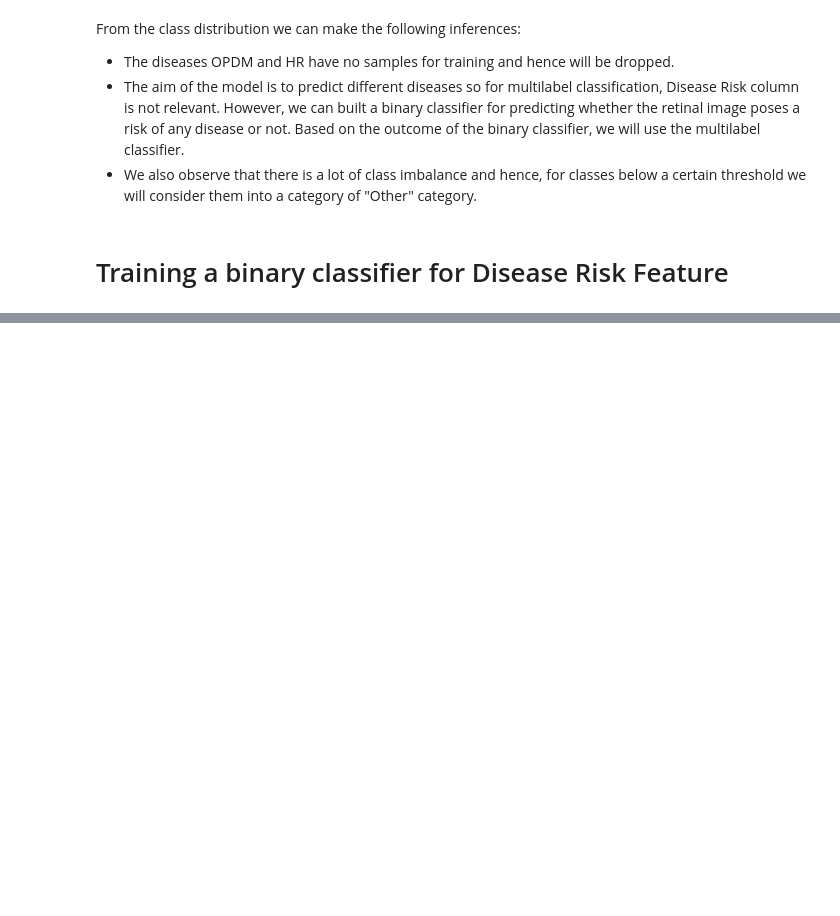
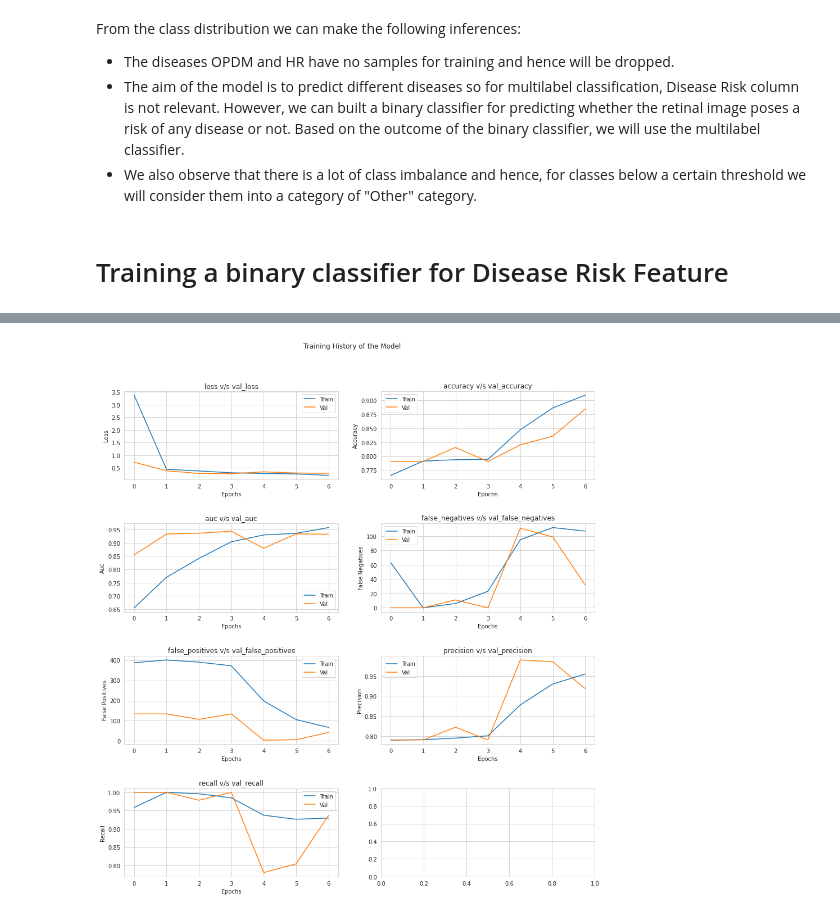
Before and after one commit to Gaurav0502/retina-multilabel-classification, a Jupyter notebook: notebooks/retina-multilabel-classification.ipynb, the cells around one changed output, grey strips where cells are left out. Saved outputs shown, nothing was run; the diff lists cells and outputs as text; code cells hidden in the pictures; blank space fills up the shorter version.

```diff
--- a/notebooks/retina-multilabel-classification.ipynb
+++ b/notebooks/retina-multilabel-classification.ipynb
@@ -237,2 +218,0 @@ modelbuilder = TransferLearning(train, val)
-# %%
-modelbuilder.load_model()
@@ -267,0 +219,11 @@ Epoch 10/10
+# %%
+def experiment_model(preprocessing_function, model):
+    preprocessor = ImagePreprocessor(preprocessing_function)
+    preprocessor.create_generators()
+    train, val, test = preprocessor.preprocess()
+    modelbuilder = TransferLearning(train, val, model)
+    modelbuilder.mark_layers_non_trainable()
+    modelbuilder.add_final_layer()
+    modelbuilder.compile_model()
+    modelbuilder.train_model()
+    return modelbuilder.model, modelbuilder.history, test
@@ -267,0 +318,4 @@ Epoch 10/10
+# %%
+efficientnet, history, efficientnet_test = experiment_model(cnns.efficientnet,
+                                                    cnns.efficientnet.EfficientNetB4(include_top=False,
+                                                    input_shape=(200,200,3)))
@@ -267,0 +340,7 @@ Epoch 10/10
+# %%
+me = ModelEvaluator(history, ["Not Infected", "Infected"], efficientnet, efficientnet_test)
+# %%
+me.training_history()
+me.predict()
+# %% [output]
+[figure, added]
```
Also changed, not shown: parts of 33 cells of this notebook.
